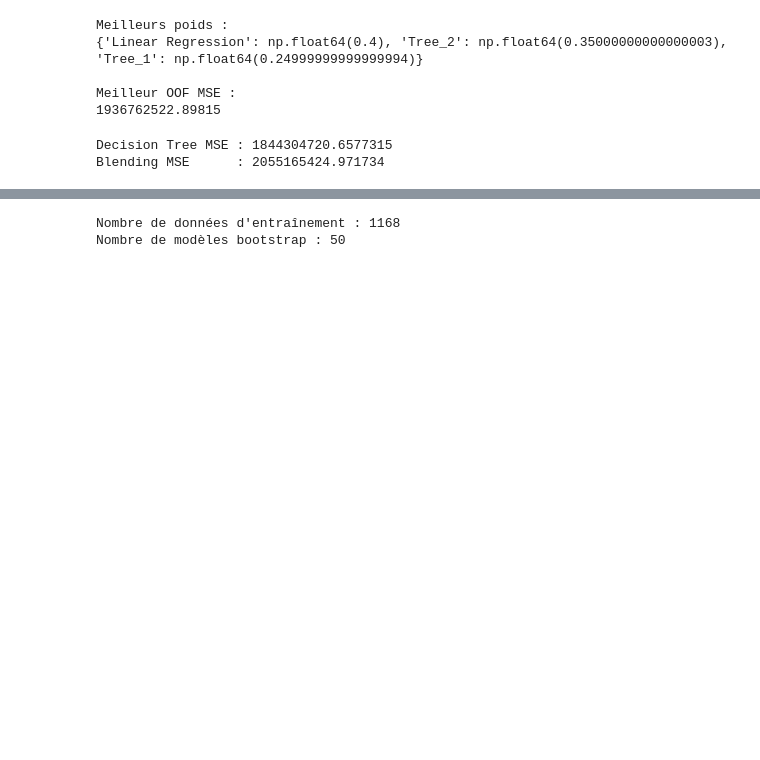
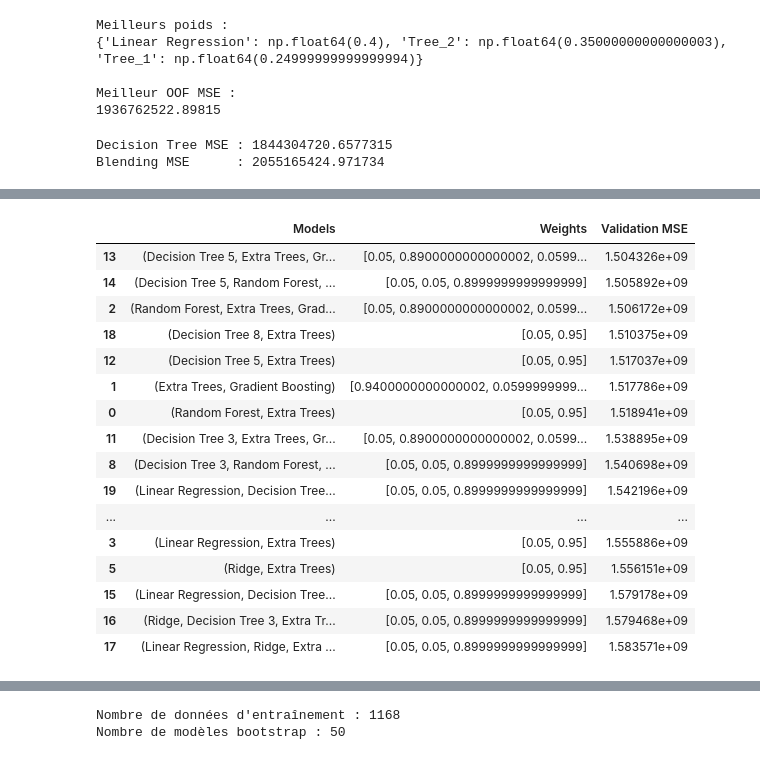
Before and after one commit to Fatou-Kine3/github_task, a Jupyter notebook: Ensemble_learning.ipynb, the cells around one changed output, grey strips where cells are left out. Cells and saved outputs as stored; diff of their text form; code cells hidden in the pictures; blank space fills up the shorter version.

```diff
--- a/Ensemble_learning.ipynb
+++ b/Ensemble_learning.ipynb
@@ -505,0 +595,60 @@ when the models make complementary errors.
+# %%
+val_blend = {}
+
+for name, model in blending_models.items():
+
+    model.fit(X_train, y_train)
+
+    val_blend[name] = model.predict(X_val)
+# %%
+validation_blends = []
+
+for _, row in blend_candidates.sort_values(
+    "OOF MSE"
+).head(20).iterrows():
+
+    models_used = row["Models"]
+    weights = row["Weights"]
+
+    prediction = np.zeros(len(X_val))
+
+    for model_name, weight in zip(
+        models_used,
+        weights
+    ):
+        prediction += weight * val_blend[model_name]
+
+    mse = mean_squared_error(
+        y_val,
+        prediction
+    )
+
+    validation_blends.append({
+        "Models": models_used,
+        "Weights": weights,
+        "Validation MSE": mse
+    })
+
+validation_blends = pd.DataFrame(
+    validation_blends
+).sort_values("Validation MSE")
+
+validation_blends
+# %% [output]
+|  | Models | Weights | Validation MSE |
+| 13 | (Decision Tree 5, Extra Trees, Gr... | [0.05, 0.8900000000000002, 0.0599... | 1.504326e+09 |
+| 14 | (Decision Tree 5, Random Forest, ... | [0.05, 0.05, 0.8999999999999999] | 1.505892e+09 |
+| 2 | (Random Forest, Extra Trees, Grad... | [0.05, 0.8900000000000002, 0.0599... | 1.506172e+09 |
+| 18 | (Decision Tree 8, Extra Trees) | [0.05, 0.95] | 1.510375e+09 |
+| 12 | (Decision Tree 5, Extra Trees) | [0.05, 0.95] | 1.517037e+09 |
+| 1 | (Extra Trees, Gradient Boosting) | [0.9400000000000002, 0.0599999999... | 1.517786e+09 |
+| 0 | (Random Forest, Extra Trees) | [0.05, 0.95] | 1.518941e+09 |
+| 11 | (Decision Tree 3, Extra Trees, Gr... | [0.05, 0.8900000000000002, 0.0599... | 1.538895e+09 |
+| 8 | (Decision Tree 3, Random Forest, ... | [0.05, 0.05, 0.8999999999999999] | 1.540698e+09 |
+| 19 | (Linear Regression, Decision Tree... | [0.05, 0.05, 0.8999999999999999] | 1.542196e+09 |
+| ... | ... | ... | ... |
+| 3 | (Linear Regression, Extra Trees) | [0.05, 0.95] | 1.555886e+09 |
+| 5 | (Ridge, Extra Trees) | [0.05, 0.95] | 1.556151e+09 |
+| 15 | (Linear Regression, Decision Tree... | [0.05, 0.05, 0.8999999999999999] | 1.579178e+09 |
+| 16 | (Ridge, Decision Tree 3, Extra Tr... | [0.05, 0.05, 0.8999999999999999] | 1.579468e+09 |
+| 17 | (Linear Regression, Ridge, Extra ... | [0.05, 0.05, 0.8999999999999999] | 1.583571e+09 |
```
Also changed, not shown: parts of 19 cells of this notebook.
